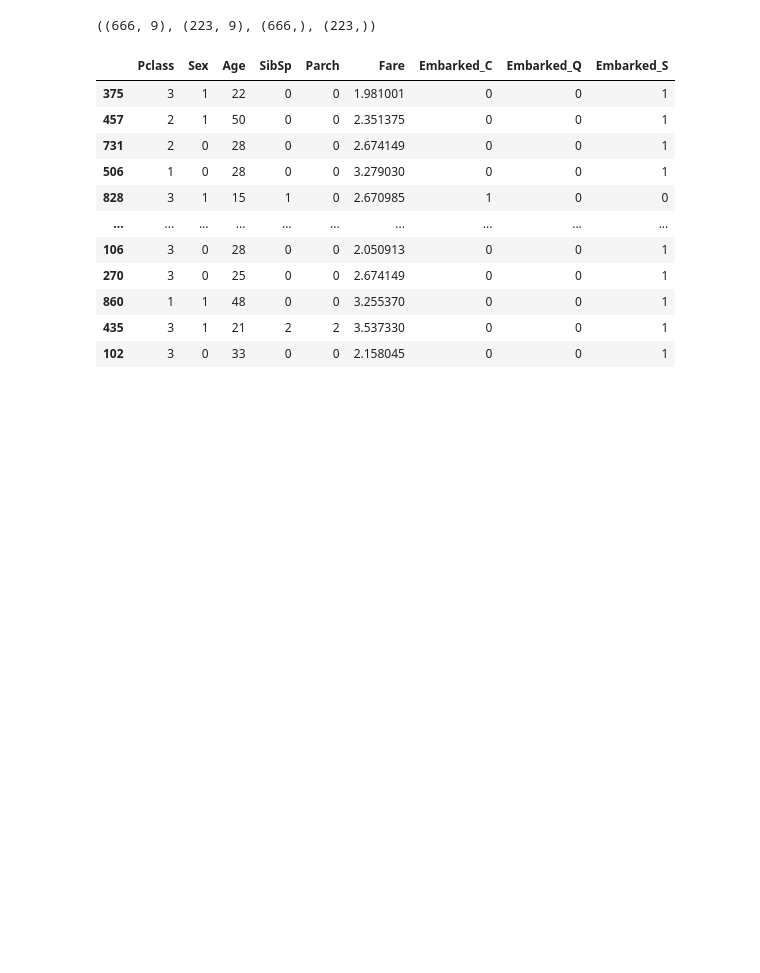
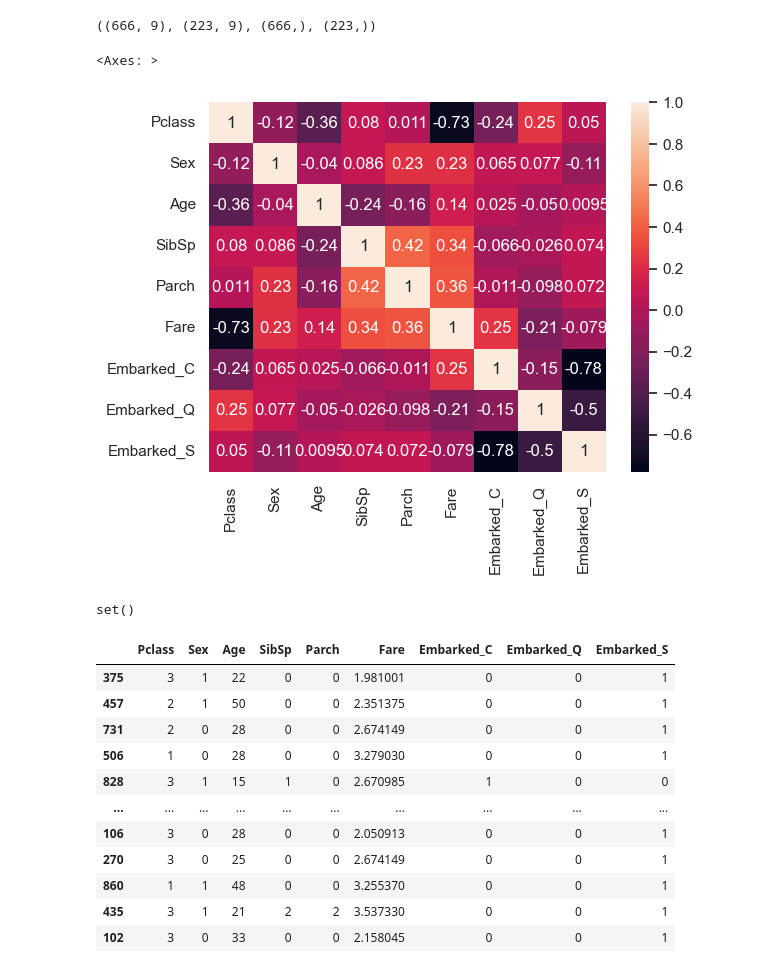
Before and after one commit to AMAN631-tech/Logistic_Regression_project, a Jupyter notebook: 1.Logistic_Reg_Project.ipynb, the cells around one changed output. Drawn from its saved outputs; the diff is of its cells as text; code cells hidden in the pictures; blank space fills up the shorter version.

```diff
--- a/1.Logistic_Reg_Project.ipynb
+++ b/1.Logistic_Reg_Project.ipynb
@@ -430,3 +430,8 @@ X_train,X_test,y_train,y_test = train_test_split(X,y,test_size=0.25,random_state
 X_train.shape,X_test.shape,y_train.shape,y_test.shape
 # %% [output]
 ((666, 9), (223, 9), (666,), (223,))
+# %%
+sns.heatmap(X_train.corr(),annot=True)
+# %% [output]
+<Axes: >
+[figure, added]
@@ -433,3 +448,7 @@ X_train.shape,X_test.shape,y_train.shape,y_test.shape
+# %%
+Correlation(X_train,0.8)
+# %% [output]
+set()
 # %%
 X_train
 # %% [output]
```
Also changed, not shown: parts of 12 cells of this notebook.
